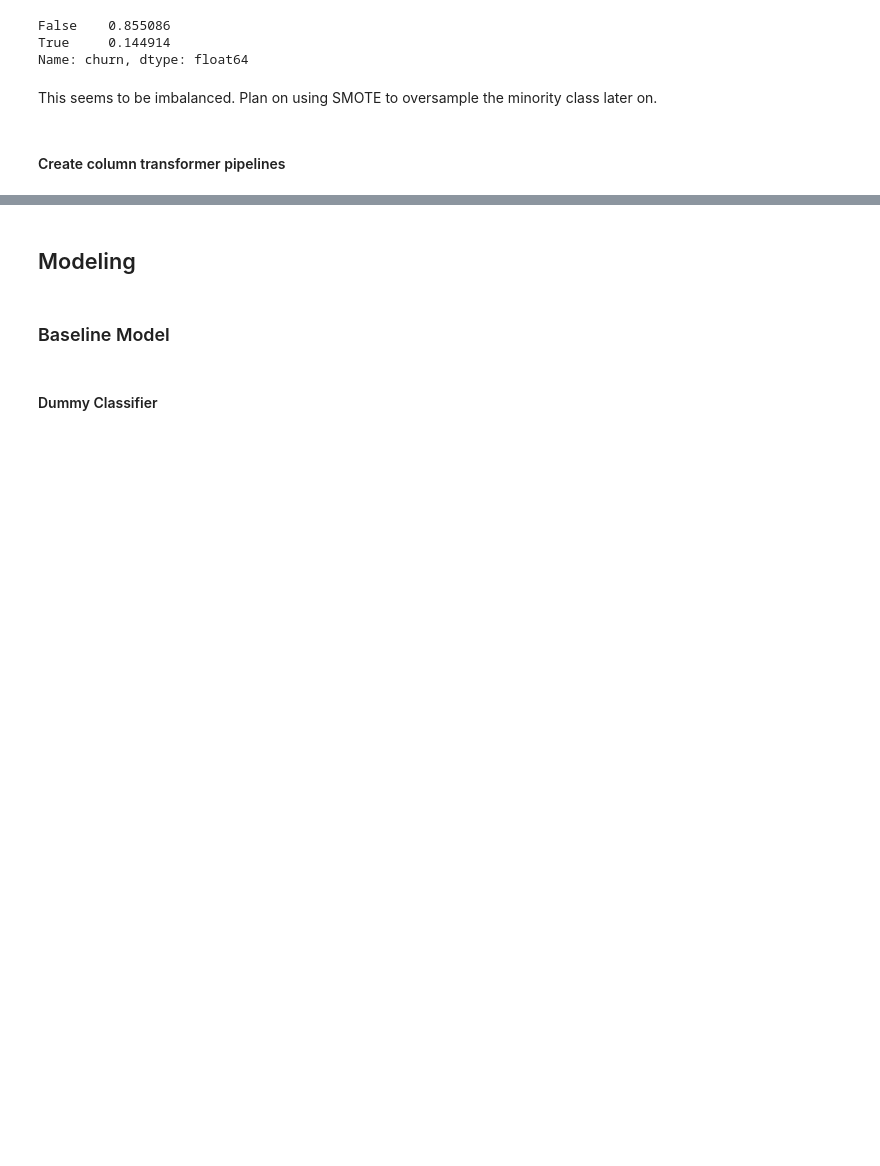
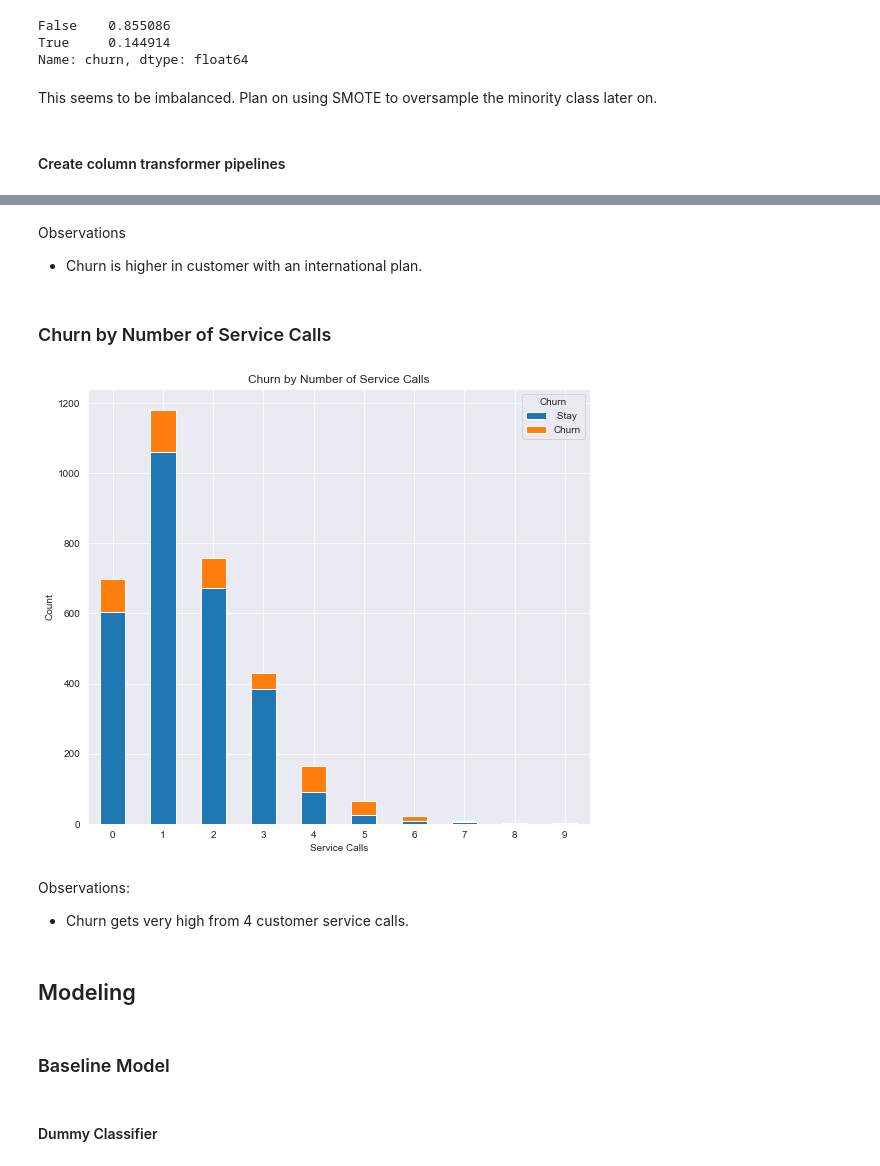
Before and after one commit to nate102938/SyriaTel_customer_churn, a Jupyter notebook: Notebook 2.ipynb, the cells around one changed output, grey strips where cells are left out. Saved outputs shown, nothing was run; the diff lists cells and outputs as text; code cells hidden in the pictures; blank space fills up the shorter version.

```diff
--- a/Notebook 2.ipynb
+++ b/Notebook 2.ipynb
@@ -218,2 +272,26 @@ CT = ColumnTransformer(transformers=[
+# %% [markdown]
+Observations
+- Churn is higher in customer with an international plan.
+# %% [markdown]
+### Churn by Number of Service Calls
+# %%
+df2 = df.copy()
+df2 = df.rename(columns={"churn":"Churn"})
+df2['Churn'] = df2['Churn'].replace({False: " Stay", True: 'Churn'})
+p = df2.groupby(["customer_service_calls", "Churn"]).size().unstack()
+
+sns.set_style("darkgrid")
+sns.color_palette("rocket", as_cmap=True)
+fig, ax = plt.subplots(figsize=(9,8))
+p.plot(ax=ax, kind='bar', stacked=True)
+ax.set_title("Churn by Number of Service Calls")
+ax.set_ylabel("Count")
+ax.set_xlabel("Service Calls");
+plt.xticks(rotation = 0);
+# %% [output]
+[figure, added]
+# %% [markdown]
+Observations:
+- Churn gets very high from 4 customer service calls.
 # %% [markdown]
 ## Modeling
```
Also changed, not shown: parts of 51 cells of this notebook.
